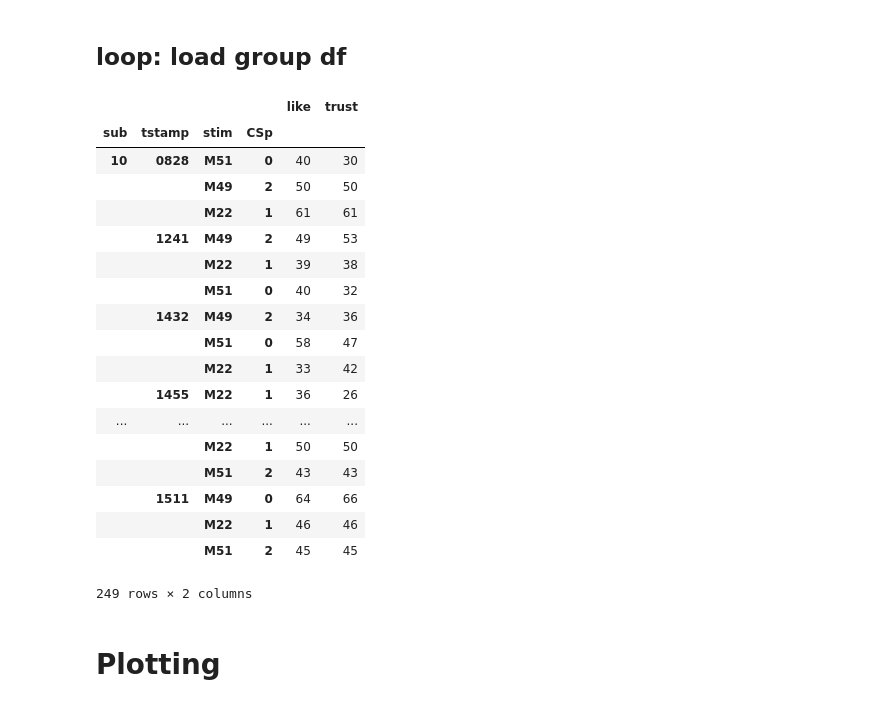
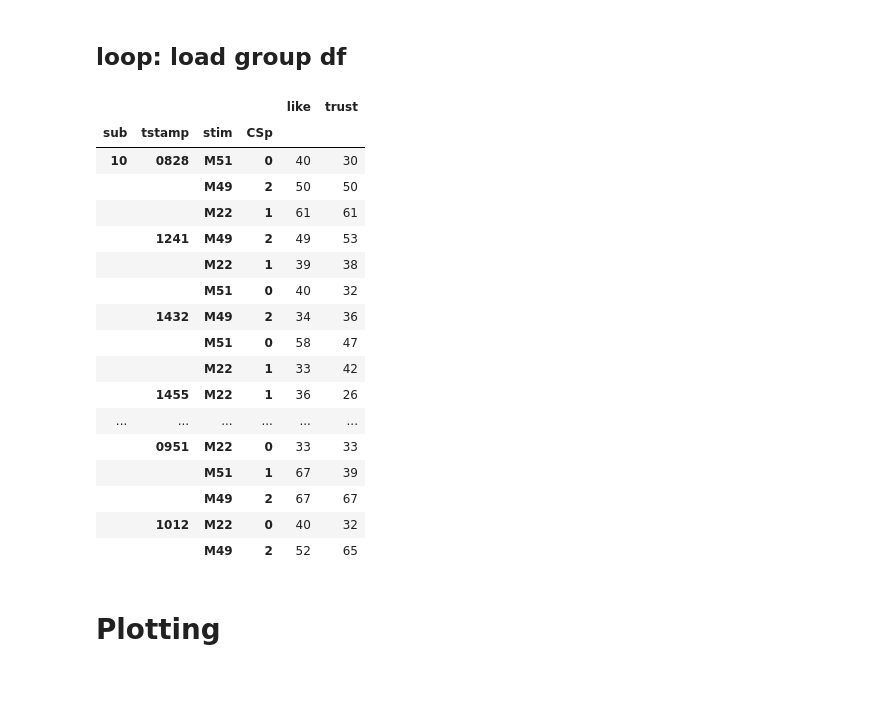
Before and after one commit to andrebeu/Emotional_Learning, a Jupyter notebook: behavioural.ipynb, the cells around one changed output. Saved outputs shown, nothing was run; the diff lists cells and outputs as text; code cells hidden in the pictures.

```diff
--- a/behavioural.ipynb
+++ b/behavioural.ipynb
@@ -168,27 +168,26 @@ for rating_fpath in rating_fpaths:
 # remove brush trials (female faces)
 group_df = group_df[group_df['CSp'] != 100][['like','trust']]
 # %%
-group_df
+group_df[:20]
 # %% [output]
 |  |  |  |  | like | trust |
 | sub | tstamp | stim | CSp |  |  |
 | 10 | 0828 | M51 | 0 | 40 | 30 |
 |  |  | M49 | 2 | 50 | 50 |
 |  |  | M22 | 1 | 61 | 61 |
 |  | 1241 | M49 | 2 | 49 | 53 |
 |  |  | M22 | 1 | 39 | 38 |
 |  |  | M51 | 0 | 40 | 32 |
 |  | 1432 | M49 | 2 | 34 | 36 |
 |  |  | M51 | 0 | 58 | 47 |
 |  |  | M22 | 1 | 33 | 42 |
 |  | 1455 | M22 | 1 | 36 | 26 |
 | ... | ... | ... | ... | ... | ... |
-|  |  | M22 | 1 | 50 | 50 |
-|  |  | M51 | 2 | 43 | 43 |
-|  | 1511 | M49 | 0 | 64 | 66 |
-|  |  | M22 | 1 | 46 | 46 |
-|  |  | M51 | 2 | 45 | 45 |
+|  | 0951 | M22 | 0 | 33 | 33 |
+|  |  | M51 | 1 | 67 | 39 |
+|  |  | M49 | 2 | 67 | 67 |
+|  | 1012 | M22 | 0 | 40 | 32 |
+|  |  | M49 | 2 | 52 | 65 |
-249 rows × 2 columns
 # %% [markdown]
 # Plotting
 # %%
```
Also changed, not shown: parts of 4 cells of this notebook.
